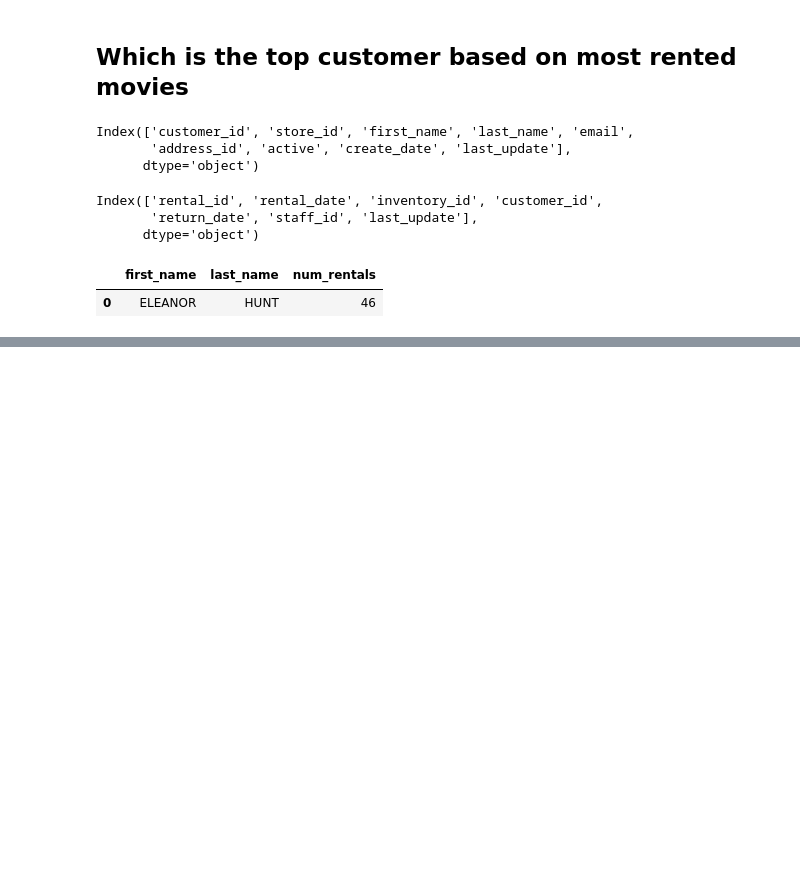
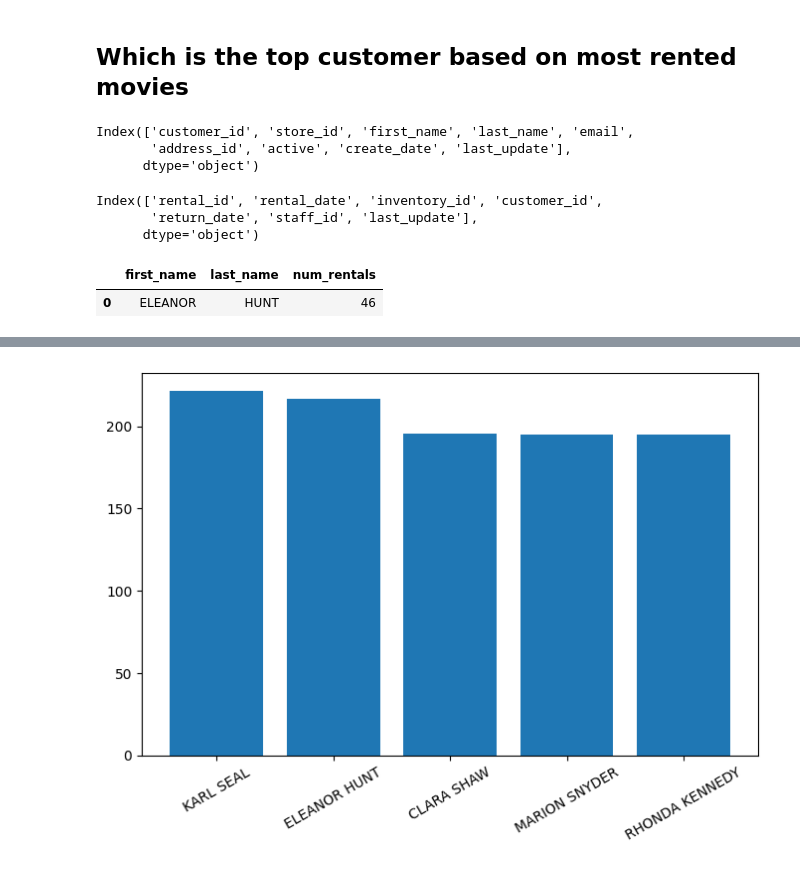
Before and after one commit to linuslarsson03/lab-1---sql, a Jupyter notebook: duckdb_pandas.ipynb, the cells around one changed output, grey strips where cells are left out. Cells and saved outputs as stored; diff of their text form; code cells hidden in the pictures; blank space fills up the shorter version.

Commit message:
query to see top 5 customers

```diff
--- a/duckdb_pandas.ipynb
+++ b/duckdb_pandas.ipynb
@@ -379,0 +384,19 @@ top_customer
+# %%
+top_5_customers = conn.sql("""
+SELECT
+    c.customer_id,
+    c.first_name,
+    c.last_name,
+    SUM(p.amount) AS spending_total
+FROM customer c
+LEFT JOIN payment p
+    ON c.customer_id = p.customer_id
+GROUP BY
+    c.customer_id,
+    c.first_name,
+    c.last_name
+ORDER BY spending_total DESC
+LIMIT 5;
+""").df()
+
+top_5_customers
@@ -379,0 +410,19 @@ top_customer
+# %%
+top_5_customers["customer_name"] = (
+    top_5_customers["first_name"] + " " + top_5_customers["last_name"]
+)
+
+## This code has been made by an llm
+# %%
+plt.figure(figsize=(8, 5))
+plt.bar(
+    top_5_customers["customer_name"],
+    top_5_customers["spending_total"]
+)
+
+plt.xticks(rotation=30)
+plt.show()
+
+## This code has been made by an llm
+# %% [output]
+[figure, added]
```
Also changed, not shown: parts of 3 cells of this notebook.
